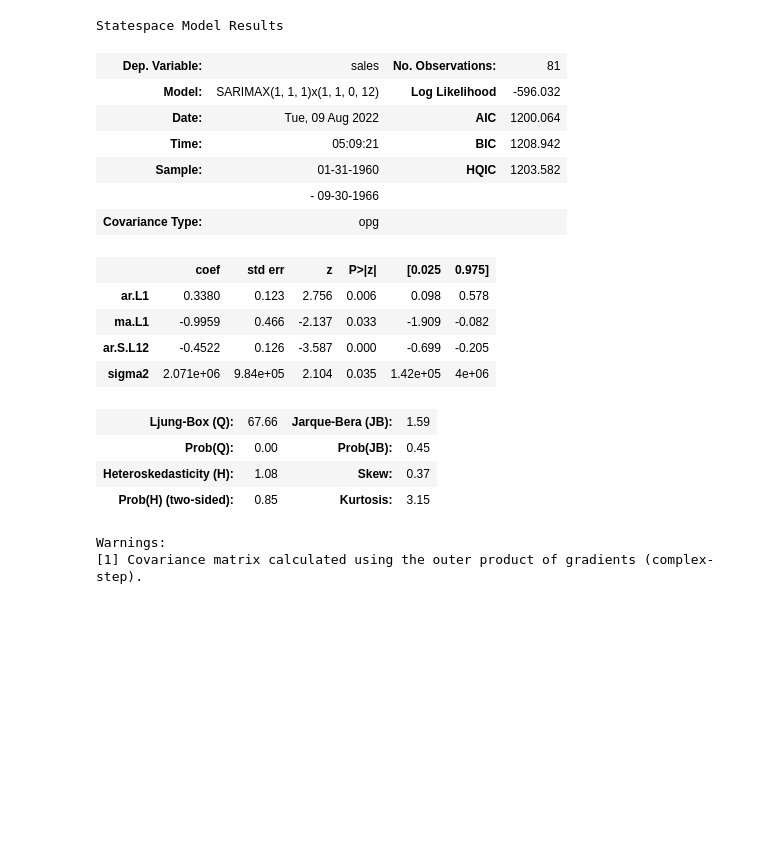
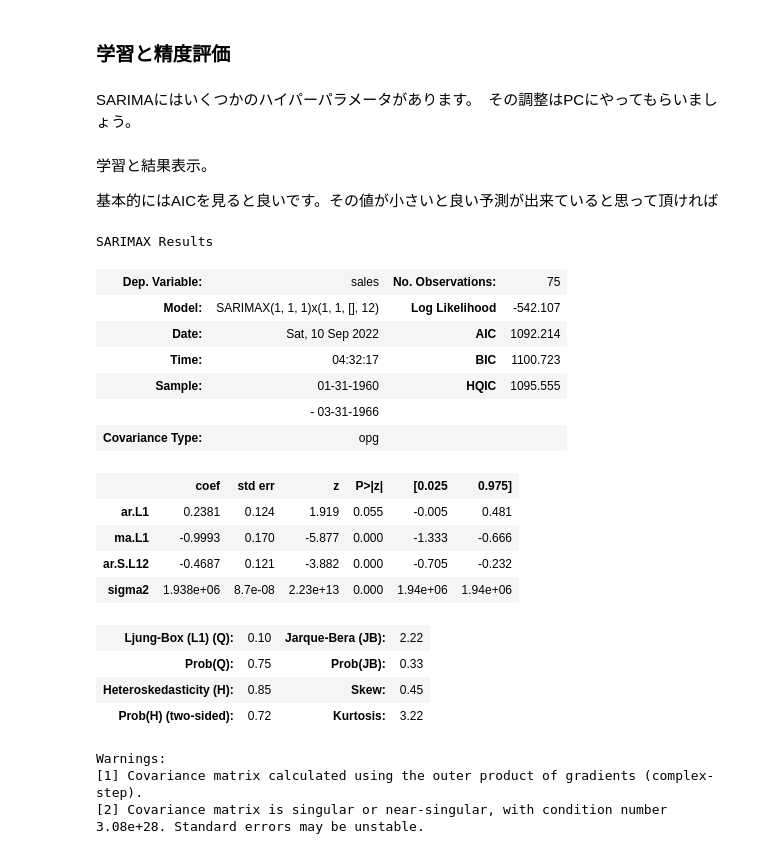
Before and after one commit to Ken-huea/Time-series-analysis, a Jupyter notebook: sarimaまとめ.ipynb, the cells around one changed output. Cells and saved outputs as stored; diff of their text form; code cells hidden in the pictures; blank space fills up the shorter version.

```diff
--- a/sarimaまとめ.ipynb
+++ b/sarimaまとめ.ipynb
@@ -29,11 +16,8 @@ import matplotlib.pyplot as plt
 %matplotlib inline
 
 # 1.データの読み込み
-df = pd.read_csv("/content/monthly-car-sales-in-quebec-1960.csv")
+df = pd.read_csv("/content/SARIMA実装.csv")
 
-# 日付を月ごとにしてindexにdatetime型に格納する。⇒時系列解析のデータ整形。
-index = pd.date_range("1960-01-31","1968-12-31",freq="M")
-df.index=index
-
-# 上記の整形により不要になったカラム["Month"]の削除
-del df["Month"]
+# 読込後の確認
+print(df.shape)
+df.head(5)
@@ -47,0 +62,5 @@ train_X,test_X, train_y,test_y  = train_test_split(df,y,random_state=42, shuffle
+# %%
+# データ数(len)*0.7をintに変換 その後に：で範囲を指定。 lenとintとlistの複合技です。
+
+train=df[:int(len(df)*0.7)] # この長さまで。
+test=df[int(len(df)*0.7):] # この長さ以降。
@@ -48,3 +78,7 @@ train_X,test_X, train_y,test_y  = train_test_split(df,y,random_state=42, shuffle
+# %% [markdown]
+### 学習と精度評価
+# %% [markdown]
+SARIMAにはいくつかのハイパーパラメータがあります。　その調整はPCにやってもらいましょう。
 # %%
 #グリッドサーチ
 import itertools
@@ -78,32 +112,35 @@ for param in pdq:
             continue
 
 print('AIC最小のモデル：', best_result)
+# %% [markdown]
+学習と結果表示。
+
+基本的にはAICを見ると良いです。その値が小さいと良い予測が出来ていると思って頂ければ
 # %%
-#学習
-
 #パラメータの設定. 学習用データ train_Xを格納
-sarima_model2 = SARIMAX(train_X,order=(1,1,1),seasonal_order=(1,1,0,12))
+sarima_model2 = SARIMAX(train,order=(1,1,1),seasonal_order=(1,1,0,12))
 
 #モデルフィット。インスタンス化
 sarima_model2 = sarima_model2.fit()
 sarima_model2.summary()
 # %% [output]
-Statespace Model Results
+SARIMAX Results
-| Dep. Variable: | sales | No. Observations: | 81 |
-| Model: | SARIMAX(1, 1, 1)x(1, 1, 0, 12) | Log Likelihood | -596.032 |
-| Date: | Tue, 09 Aug 2022 | AIC | 1200.064 |
-| Time: | 05:09:21 | BIC | 1208.942 |
-| Sample: | 01-31-1960 | HQIC | 1203.582 |
-|  | - 09-30-1966 |  |  |
+| Dep. Variable: | sales | No. Observations: | 75 |
+| Model: | SARIMAX(1, 1, 1)x(1, 1, [], 12) | Log Likelihood | -542.107 |
+| Date: | Sat, 10 Sep 2022 | AIC | 1092.214 |
+| Time: | 04:32:17 | BIC | 1100.723 |
+| Sample: | 01-31-1960 | HQIC | 1095.555 |
+|  | - 03-31-1966 |  |  |
 | Covariance Type: | opg |  |  |
 |  | coef | std err | z | P>|z| | [0.025 | 0.975] |
-| ar.L1 | 0.3380 | 0.123 | 2.756 | 0.006 | 0.098 | 0.578 |
-| ma.L1 | -0.9959 | 0.466 | -2.137 | 0.033 | -1.909 | -0.082 |
-| ar.S.L12 | -0.4522 | 0.126 | -3.587 | 0.000 | -0.699 | -0.205 |
-| sigma2 | 2.071e+06 | 9.84e+05 | 2.104 | 0.035 | 1.42e+05 | 4e+06 |
+| ar.L1 | 0.2381 | 0.124 | 1.919 | 0.055 | -0.005 | 0.481 |
+| ma.L1 | -0.9993 | 0.170 | -5.877 | 0.000 | -1.333 | -0.666 |
+| ar.S.L12 | -0.4687 | 0.121 | -3.882 | 0.000 | -0.705 | -0.232 |
+| sigma2 | 1.938e+06 | 8.7e-08 | 2.23e+13 | 0.000 | 1.94e+06 | 1.94e+06 |
-| Ljung-Box (Q): | 67.66 | Jarque-Bera (JB): | 1.59 |
-| Prob(Q): | 0.00 | Prob(JB): | 0.45 |
-| Heteroskedasticity (H): | 1.08 | Skew: | 0.37 |
-| Prob(H) (two-sided): | 0.85 | Kurtosis: | 3.15 |
+| Ljung-Box (L1) (Q): | 0.10 | Jarque-Bera (JB): | 2.22 |
+| Prob(Q): | 0.75 | Prob(JB): | 0.33 |
+| Heteroskedasticity (H): | 0.85 | Skew: | 0.45 |
+| Prob(H) (two-sided): | 0.72 | Kurtosis: | 3.22 |
 Warnings:
 [1] Covariance matrix calculated using the outer product of gradients (complex-step).
+[2] Covariance matrix is singular or near-singular, with condition number 3.08e+28. Standard errors may be unstable.
```
Also changed, not shown: parts of 16 cells of this notebook.
